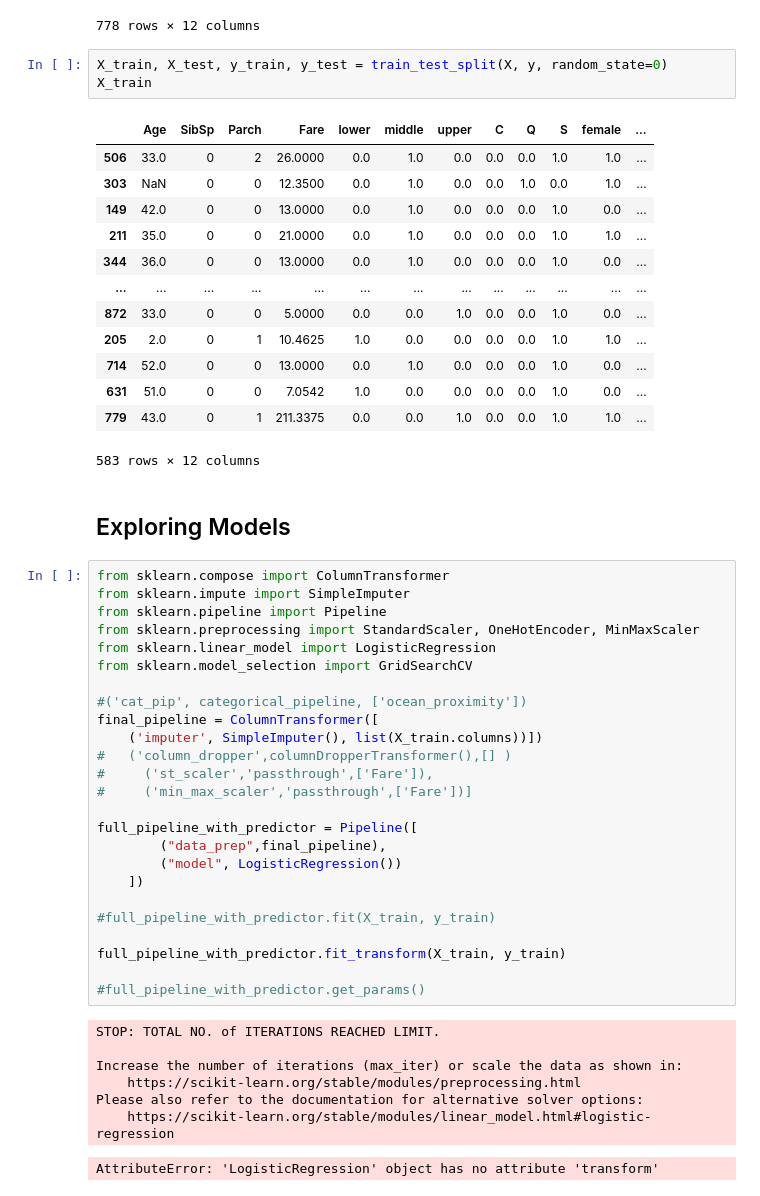
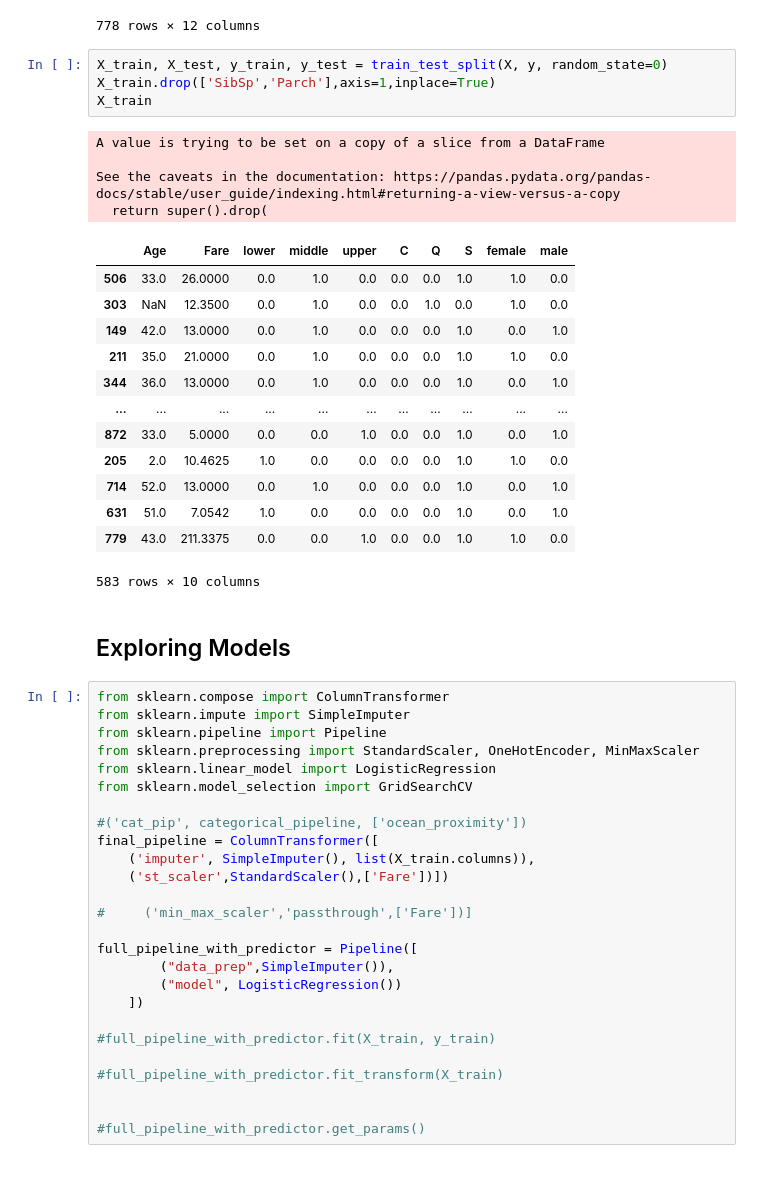
Before and after one commit to V1rex/100_ml_project, a Jupyter notebook: 010 - Titanic.ipynb, the cells around one changed output. Cells and saved outputs as stored; diff of their text form.

```diff
--- a/010 - Titanic.ipynb
+++ b/010 - Titanic.ipynb
@@ -375,21 +454,26 @@ X
 778 rows × 12 columns
 # %%
 X_train, X_test, y_train, y_test = train_test_split(X, y, random_state=0)
+X_train.drop(['SibSp','Parch'],axis=1,inplace=True)
 X_train
 # %% [output]
+A value is trying to be set on a copy of a slice from a DataFrame
+
+See the caveats in the documentation: https://pandas.pydata.org/pandas-docs/stable/user_guide/indexing.html#returning-a-view-versus-a-copy
+  return super().drop(
-|  | Age | SibSp | Parch | Fare | lower | middle | upper | C | Q | S | female | ... |
-| 506 | 33.0 | 0 | 2 | 26.0000 | 0.0 | 1.0 | 0.0 | 0.0 | 0.0 | 1.0 | 1.0 | ... |
-| 303 | NaN | 0 | 0 | 12.3500 | 0.0 | 1.0 | 0.0 | 0.0 | 1.0 | 0.0 | 1.0 | ... |
-| 149 | 42.0 | 0 | 0 | 13.0000 | 0.0 | 1.0 | 0.0 | 0.0 | 0.0 | 1.0 | 0.0 | ... |
-| 211 | 35.0 | 0 | 0 | 21.0000 | 0.0 | 1.0 | 0.0 | 0.0 | 0.0 | 1.0 | 1.0 | ... |
-| 344 | 36.0 | 0 | 0 | 13.0000 | 0.0 | 1.0 | 0.0 | 0.0 | 0.0 | 1.0 | 0.0 | ... |
-| ... | ... | ... | ... | ... | ... | ... | ... | ... | ... | ... | ... | ... |
-| 872 | 33.0 | 0 | 0 | 5.0000 | 0.0 | 0.0 | 1.0 | 0.0 | 0.0 | 1.0 | 0.0 | ... |
-| 205 | 2.0 | 0 | 1 | 10.4625 | 1.0 | 0.0 | 0.0 | 0.0 | 0.0 | 1.0 | 1.0 | ... |
-| 714 | 52.0 | 0 | 0 | 13.0000 | 0.0 | 1.0 | 0.0 | 0.0 | 0.0 | 1.0 | 0.0 | ... |
-| 631 | 51.0 | 0 | 0 | 7.0542 | 1.0 | 0.0 | 0.0 | 0.0 | 0.0 | 1.0 | 0.0 | ... |
-| 779 | 43.0 | 0 | 1 | 211.3375 | 0.0 | 0.0 | 1.0 | 0.0 | 0.0 | 1.0 | 1.0 | ... |
+|  | Age | Fare | lower | middle | upper | C | Q | S | female | male |
+| 506 | 33.0 | 26.0000 | 0.0 | 1.0 | 0.0 | 0.0 | 0.0 | 1.0 | 1.0 | 0.0 |
+| 303 | NaN | 12.3500 | 0.0 | 1.0 | 0.0 | 0.0 | 1.0 | 0.0 | 1.0 | 0.0 |
+| 149 | 42.0 | 13.0000 | 0.0 | 1.0 | 0.0 | 0.0 | 0.0 | 1.0 | 0.0 | 1.0 |
+| 211 | 35.0 | 21.0000 | 0.0 | 1.0 | 0.0 | 0.0 | 0.0 | 1.0 | 1.0 | 0.0 |
+| 344 | 36.0 | 13.0000 | 0.0 | 1.0 | 0.0 | 0.0 | 0.0 | 1.0 | 0.0 | 1.0 |
+| ... | ... | ... | ... | ... | ... | ... | ... | ... | ... | ... |
+| 872 | 33.0 | 5.0000 | 0.0 | 0.0 | 1.0 | 0.0 | 0.0 | 1.0 | 0.0 | 1.0 |
+| 205 | 2.0 | 10.4625 | 1.0 | 0.0 | 0.0 | 0.0 | 0.0 | 1.0 | 1.0 | 0.0 |
+| 714 | 52.0 | 13.0000 | 0.0 | 1.0 | 0.0 | 0.0 | 0.0 | 1.0 | 0.0 | 1.0 |
+| 631 | 51.0 | 7.0542 | 1.0 | 0.0 | 0.0 | 0.0 | 0.0 | 1.0 | 0.0 | 1.0 |
+| 779 | 43.0 | 211.3375 | 0.0 | 0.0 | 1.0 | 0.0 | 0.0 | 1.0 | 1.0 | 0.0 |
-583 rows × 12 columns
+583 rows × 10 columns
 # %% [markdown]
 ## Exploring Models
 # %%
@@ -402,29 +486,22 @@ from sklearn.model_selection import GridSearchCV
 
 #('cat_pip', categorical_pipeline, ['ocean_proximity'])
 final_pipeline = ColumnTransformer([
-    ('imputer', SimpleImputer(), list(X_train.columns))])
-#   ('column_dropper',columnDropperTransformer(),[] )
-#     ('st_scaler','passthrough',['Fare']),
+    ('imputer', SimpleImputer(), list(X_train.columns)),
+    ('st_scaler',StandardScaler(),['Fare'])])
+
 #     ('min_max_scaler','passthrough',['Fare'])]
 
 full_pipeline_with_predictor = Pipeline([
-        ("data_prep",final_pipeline),
+        ("data_prep",SimpleImputer()),
         ("model", LogisticRegression())
     ])
 
 #full_pipeline_with_predictor.fit(X_train, y_train)
 
-full_pipeline_with_predictor.fit_transform(X_train, y_train)
+#full_pipeline_with_predictor.fit_transform(X_train)
+
 
 #full_pipeline_with_predictor.get_params()
-# %% [output]
-STOP: TOTAL NO. of ITERATIONS REACHED LIMIT.
-
-Increase the number of iterations (max_iter) or scale the data as shown in:
-    https://scikit-learn.org/stable/modules/preprocessing.html
-Please also refer to the documentation for alternative solver options:
-    https://scikit-learn.org/stable/modules/linear_model.html#logistic-regression
-AttributeError: 'LogisticRegression' object has no attribute 'transform'
 # %%
 cols = np.array(X_train.columns)
 cols
```
Also changed, not shown: parts of 5 cells of this notebook.
